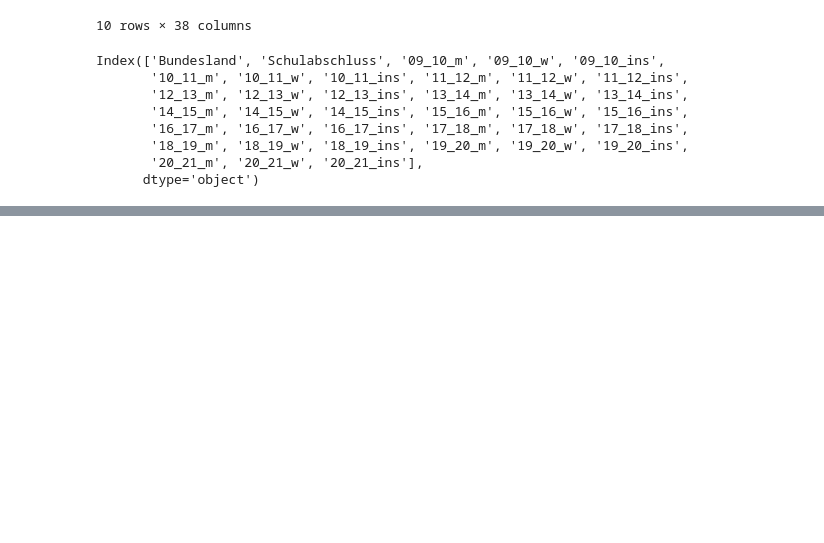
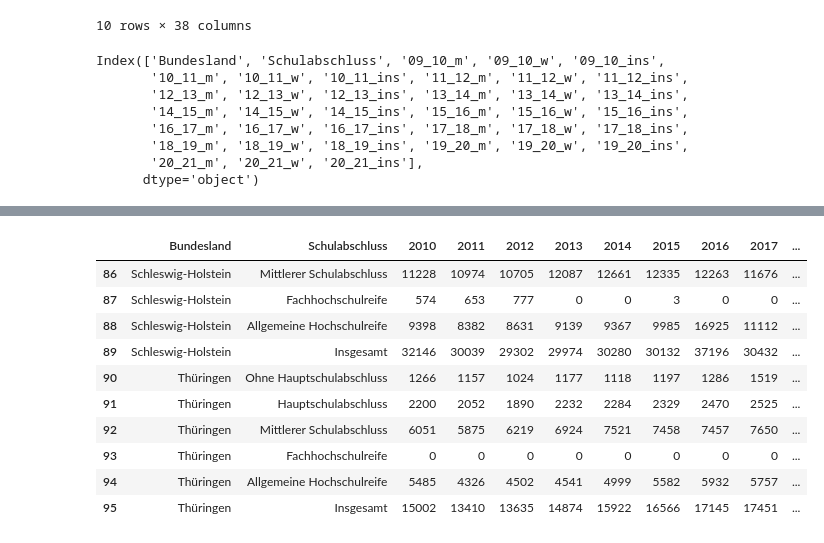
Before and after one commit to Stargazer-ger/capstone_project_hh_23_1, a Jupyter notebook: eda_schulform_gender.ipynb, the cells around one changed output, grey strips where cells are left out. Drawn from its saved outputs; the diff is of its cells as text; code cells hidden in the pictures; blank space fills up the shorter version.

```diff
--- a/eda_schulform_gender.ipynb
+++ b/eda_schulform_gender.ipynb
@@ -70,5 +80,19 @@ Data columns (total 14 columns):
 dtypes: int64(12), object(2)
 memory usage: 10.6+ KB
+# %%
+df_insgesamt.tail(10)
+# %% [output]
+|  | Bundesland | Schulabschluss | 2010 | 2011 | 2012 | 2013 | 2014 | 2015 | 2016 | 2017 | ... |
+| 86 | Schleswig-Holstein | Mittlerer Schulabschluss | 11228 | 10974 | 10705 | 12087 | 12661 | 12335 | 12263 | 11676 | ... |
+| 87 | Schleswig-Holstein | Fachhochschulreife | 574 | 653 | 777 | 0 | 0 | 3 | 0 | 0 | ... |
+| 88 | Schleswig-Holstein | Allgemeine Hochschulreife | 9398 | 8382 | 8631 | 9139 | 9367 | 9985 | 16925 | 11112 | ... |
+| 89 | Schleswig-Holstein | Insgesamt | 32146 | 30039 | 29302 | 29974 | 30280 | 30132 | 37196 | 30432 | ... |
+| 90 | Thüringen | Ohne Hauptschulabschluss | 1266 | 1157 | 1024 | 1177 | 1118 | 1197 | 1286 | 1519 | ... |
+| 91 | Thüringen | Hauptschulabschluss | 2200 | 2052 | 1890 | 2232 | 2284 | 2329 | 2470 | 2525 | ... |
+| 92 | Thüringen | Mittlerer Schulabschluss | 6051 | 5875 | 6219 | 6924 | 7521 | 7458 | 7457 | 7650 | ... |
+| 93 | Thüringen | Fachhochschulreife | 0 | 0 | 0 | 0 | 0 | 0 | 0 | 0 | ... |
+| 94 | Thüringen | Allgemeine Hochschulreife | 5485 | 4326 | 4502 | 4541 | 4999 | 5582 | 5932 | 5757 | ... |
+| 95 | Thüringen | Insgesamt | 15002 | 13410 | 13635 | 14874 | 15922 | 16566 | 17145 | 17451 | ... |
 # %%
 df_insgesamt.head(10)
 # %% [output]
```
Also changed, not shown: parts of 5 cells of this notebook.
